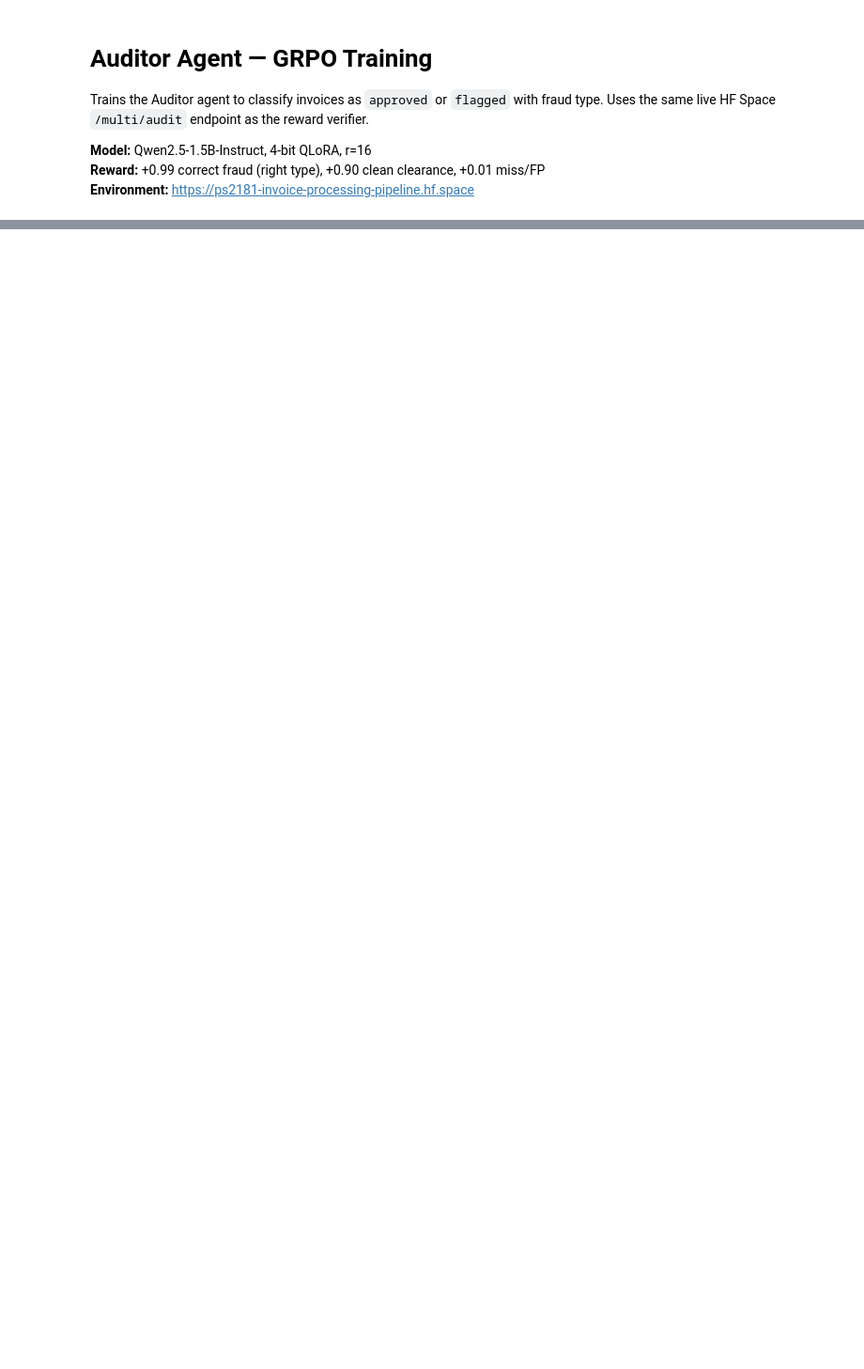
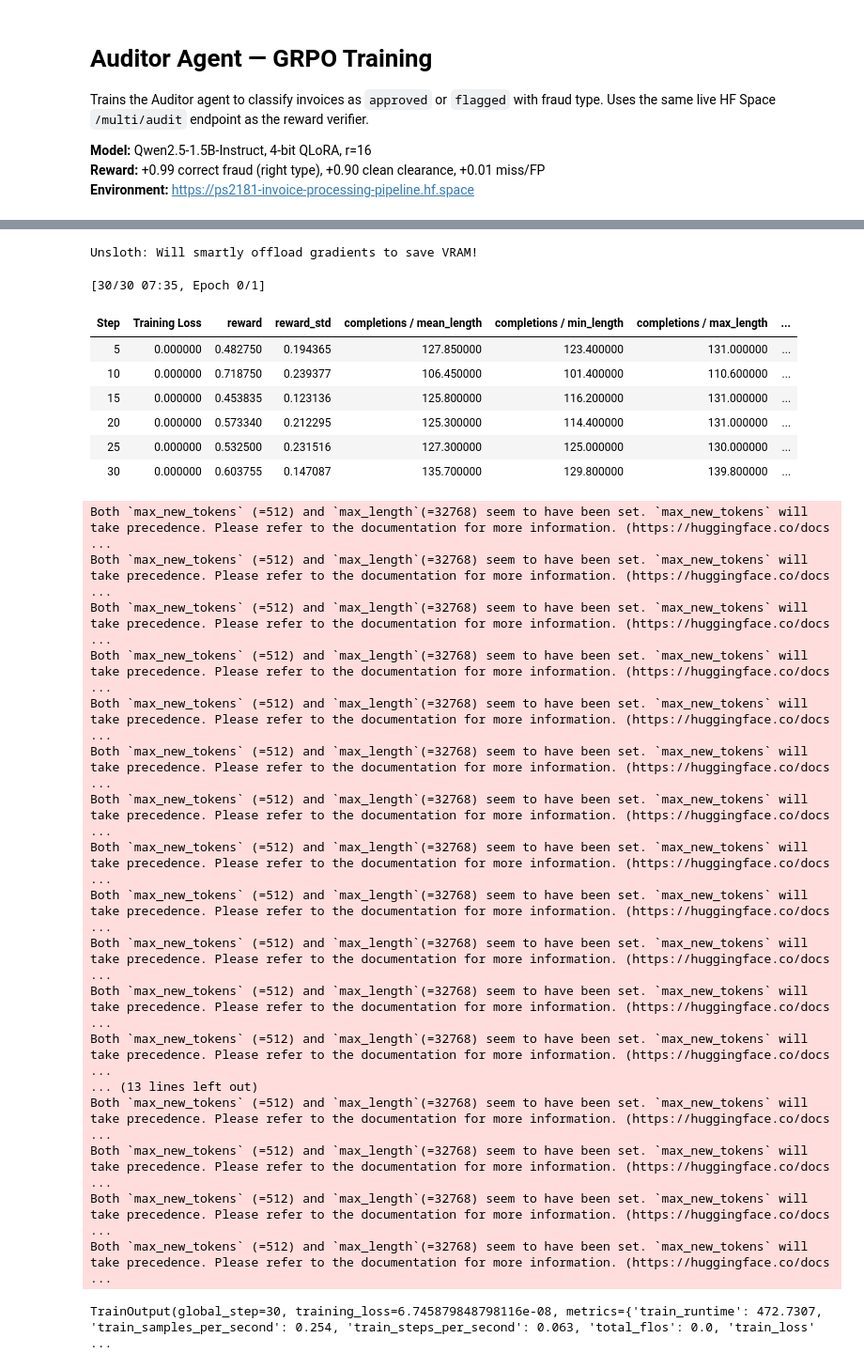
Before and after one commit to ps2181/invoice-processing-pipeline, a Jupyter notebook: auditor_grpo_training.ipynb, the cells around one changed output, grey strips where cells are left out. Shown at 94% size. Cells and saved outputs as stored; diff of their text form; code cells hidden in the pictures; blank space fills up the shorter version.

```diff
--- a/auditor_grpo_training.ipynb
+++ b/auditor_grpo_training.ipynb
@@ -145,11 +157,6 @@ def reward_format_audit(completions, **kwargs):
 
 
 def reward_live_environment(completions, episode_id=None, **kwargs):
-    """
-    Live reward: calls /multi/audit on HF Space.
-    TRL passes episode_id as a list (one per completion) — index into it.
-    Falls back to 0.01 on error.
-    """
     rewards = []
     episode_ids = episode_id if isinstance(episode_id, list) else [episode_id] * len(completions)
     for i, completion in enumerate(completions):
@@ -173,5 +180,3 @@ def reward_live_environment(completions, episode_id=None, **kwargs):
         except Exception:
             rewards.append(0.01)
     return rewards
-
-print("Reward functions ready")
@@ -238,17 +277,18 @@ print("Sample prompt (first 300 chars):", str(dataset[0]["prompt"])[:300])
 from trl import GRPOConfig, GRPOTrainer
 
 training_args = GRPOConfig(
-    max_steps=50,                          # 50 steps is enough to show learning
+    max_steps=30,                      # was 50 — stop before collapse
     per_device_train_batch_size=1,
     gradient_accumulation_steps=4,
     num_generations=4,
-    max_prompt_length=512,
+    max_prompt_length=1024,            # Increased from 512 to 1024
     max_completion_length=512,
     learning_rate=5e-6,
-    logging_steps=10,
+    logging_steps=5,                   # was 10 — finer granularity
+    save_steps=5,                      # NEW — save every 5 steps
     output_dir="auditor_grpo_output",
     report_to="none",
-    temperature=0.9,
+    temperature=0.7,                   # was 0.9 — slightly more focused
     beta=0.001,
 )
 
@@ -258,11 +298,14 @@ trainer = GRPOTrainer(
     args=training_args,
     train_dataset=dataset,
     reward_funcs=[
-        reward_auditor_local,       # local scoring (0.99/0.90/0.50/0.01)
-        reward_format_audit,        # JSON format check (0.20/0.10/0.01)
-        reward_live_environment,    # live HF Space verifier
+        reward_format_audit,        # JSON format check (keeps gradient signal)
+        reward_live_environment,    # live HF Space verifier (the truth)
+        # reward_auditor_local REMOVED — was returning [0.01]*N flat
+        #                       (no ground_truth was passed at sample time)
     ],
 )
 
 print("Starting Auditor GRPO training...")
+print("Watch: format climbs first, then live_env reward when format stabilizes")
 trainer.train()
+# %% [output]
@@ -269,3 +320,30 @@ trainer.train()
+Unsloth: Will smartly offload gradients to save VRAM!
+[30/30 07:35, Epoch 0/1]
+| Step | Training Loss | reward | reward_std | completions / mean_length | completions / min_length | completions / max_length | ... |
+| 5 | 0.000000 | 0.482750 | 0.194365 | 127.850000 | 123.400000 | 131.000000 | ... |
+| 10 | 0.000000 | 0.718750 | 0.239377 | 106.450000 | 101.400000 | 110.600000 | ... |
+| 15 | 0.000000 | 0.453835 | 0.123136 | 125.800000 | 116.200000 | 131.000000 | ... |
+| 20 | 0.000000 | 0.573340 | 0.212295 | 125.300000 | 114.400000 | 131.000000 | ... |
+| 25 | 0.000000 | 0.532500 | 0.231516 | 127.300000 | 125.000000 | 130.000000 | ... |
+| 30 | 0.000000 | 0.603755 | 0.147087 | 135.700000 | 129.800000 | 139.800000 | ... |
+Both `max_new_tokens` (=512) and `max_length`(=32768) seem to have been set. `max_new_tokens` will take precedence. Please refer to the documentation for more information. (https://huggingface.co/docs ...
+Both `max_new_tokens` (=512) and `max_length`(=32768) seem to have been set. `max_new_tokens` will take precedence. Please refer to the documentation for more information. (https://huggingface.co/docs ...
+Both `max_new_tokens` (=512) and `max_length`(=32768) seem to have been set. `max_new_tokens` will take precedence. Please refer to the documentation for more information. (https://huggingface.co/docs ...
+Both `max_new_tokens` (=512) and `max_length`(=32768) seem to have been set. `max_new_tokens` will take precedence. Please refer to the documentation for more information. (https://huggingface.co/docs ...
+Both `max_new_tokens` (=512) and `max_length`(=32768) seem to have been set. `max_new_tokens` will take precedence. Please refer to the documentation for more information. (https://huggingface.co/docs ...
+Both `max_new_tokens` (=512) and `max_length`(=32768) seem to have been set. `max_new_tokens` will take precedence. Please refer to the documentation for more information. (https://huggingface.co/docs ...
+Both `max_new_tokens` (=512) and `max_length`(=32768) seem to have been set. `max_new_tokens` will take precedence. Please refer to the documentation for more information. (https://huggingface.co/docs ...
+Both `max_new_tokens` (=512) and `max_length`(=32768) seem to have been set. `max_new_tokens` will take precedence. Please refer to the documentation for more information. (https://huggingface.co/docs ...
+Both `max_new_tokens` (=512) and `max_length`(=32768) seem to have been set. `max_new_tokens` will take precedence. Please refer to the documentation for more information. (https://huggingface.co/docs ...
+Both `max_new_tokens` (=512) and `max_length`(=32768) seem to have been set. `max_new_tokens` will take precedence. Please refer to the documentation for more information. (https://huggingface.co/docs ...
+Both `max_new_tokens` (=512) and `max_length`(=32768) seem to have been set. `max_new_tokens` will take precedence. Please refer to the documentation for more information. (https://huggingface.co/docs ...
+Both `max_new_tokens` (=512) and `max_length`(=32768) seem to have been set. `max_new_tokens` will take precedence. Please refer to the documentation for more information. (https://huggingface.co/docs ...
+... (13 lines left out)
+Both `max_new_tokens` (=512) and `max_length`(=32768) seem to have been set. `max_new_tokens` will take precedence. Please refer to the documentation for more information. (https://huggingface.co/docs ...
+Both `max_new_tokens` (=512) and `max_length`(=32768) seem to have been set. `max_new_tokens` will take precedence. Please refer to the documentation for more information. (https://huggingface.co/docs ...
+Both `max_new_tokens` (=512) and `max_length`(=32768) seem to have been set. `max_new_tokens` will take precedence. Please refer to the documentation for more information. (https://huggingface.co/docs ...
+Both `max_new_tokens` (=512) and `max_length`(=32768) seem to have been set. `max_new_tokens` will take precedence. Please refer to the documentation for more information. (https://huggingface.co/docs ...
+TrainOutput(global_step=30, training_loss=6.745879848798116e-08, metrics={'train_runtime': 472.7307, 'train_samples_per_second': 0.254, 'train_steps_per_second': 0.063, 'total_flos': 0.0, 'train_loss' ...
 # %%
 # Cell 7 — Before/after comparison (shows learning)
 # Seed the tracker with demo data first so we have a baseline
```
Also changed, not shown: parts of 11 cells of this notebook, 2 other files.
